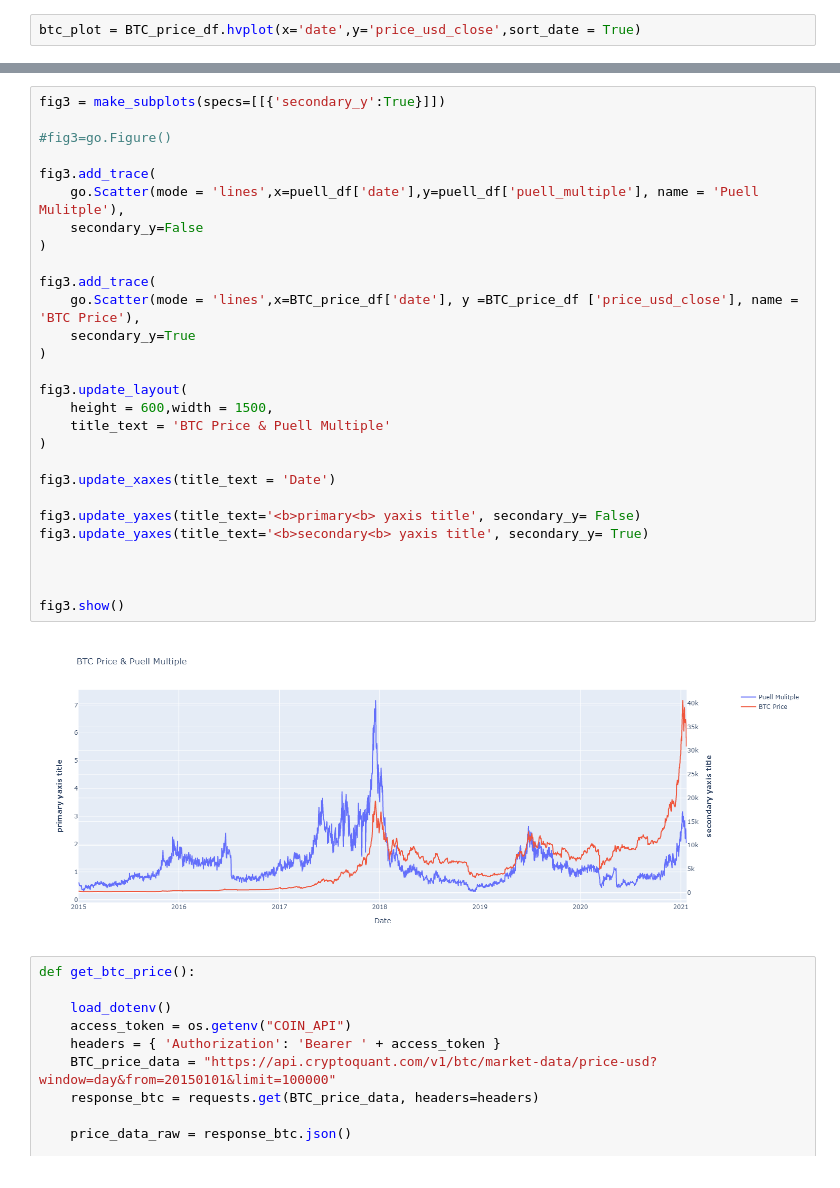
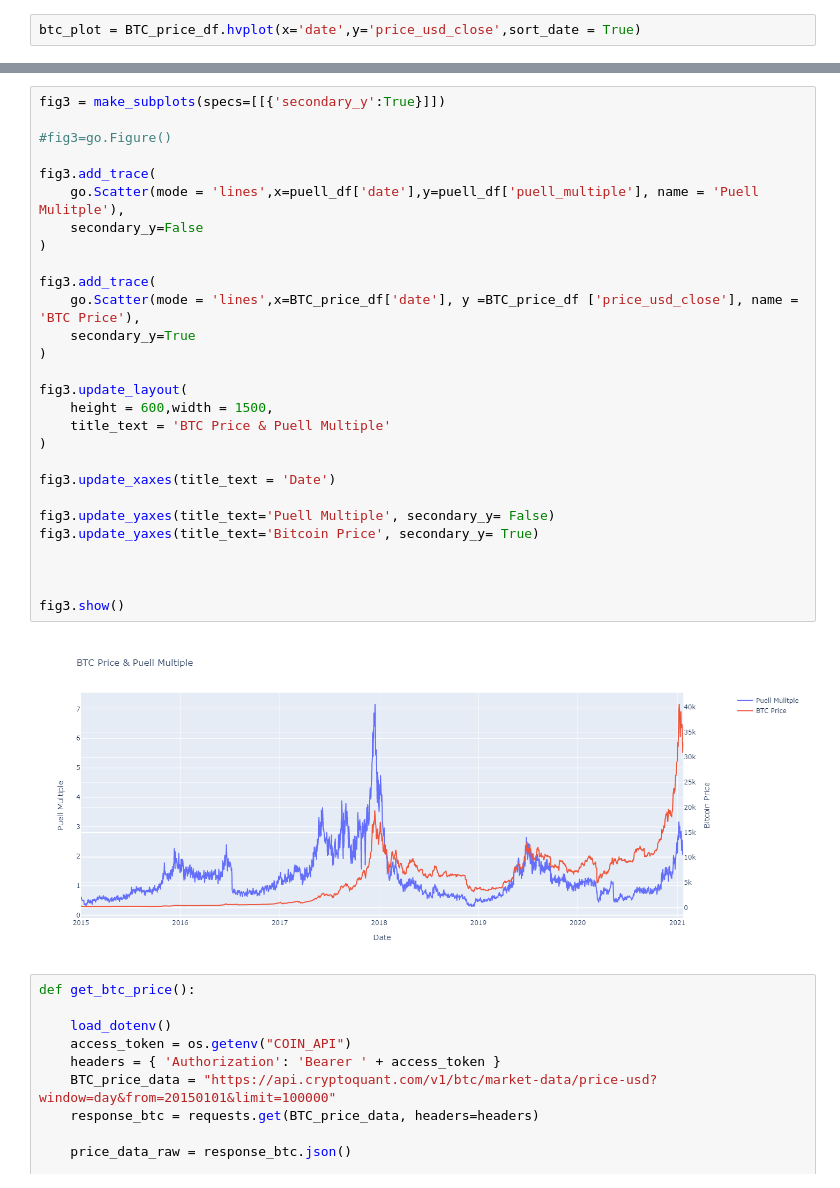
Before and after one commit to nospmah/fintech.group_project, a Jupyter notebook: notebooks/max_working.ipynb, the cells around one changed output, grey strips where cells are left out. Saved outputs shown, nothing was run; the diff lists cells and outputs as text.

```diff
--- a/notebooks/max_working.ipynb
+++ b/notebooks/max_working.ipynb
@@ -265,33 +256,33 @@ btc_plot
 # %%
 fig3 = make_subplots(specs=[[{'secondary_y':True}]])
 
 #fig3=go.Figure()
 
 fig3.add_trace(
     go.Scatter(mode = 'lines',x=puell_df['date'],y=puell_df['puell_multiple'], name = 'Puell Mulitple'),
     secondary_y=False
 )
 
 fig3.add_trace(
     go.Scatter(mode = 'lines',x=BTC_price_df['date'], y =BTC_price_df ['price_usd_close'], name = 'BTC Price'),
     secondary_y=True
 )
 
 fig3.update_layout(
     height = 600,width = 1500,
     title_text = 'BTC Price & Puell Multiple'
 )
 
 fig3.update_xaxes(title_text = 'Date')
 
-fig3.update_yaxes(title_text='<b>primary<b> yaxis title', secondary_y= False)
-fig3.update_yaxes(title_text='<b>secondary<b> yaxis title', secondary_y= True)
+fig3.update_yaxes(title_text='Puell Multiple', secondary_y= False)
+fig3.update_yaxes(title_text='Bitcoin Price', secondary_y= True)
 
 
 
 fig3.show()
 # %% [output]
-[figure, old version]
+[figure, new version]
 # %%
 def get_btc_price():
 
```
Also changed, not shown: parts of 34 cells of this notebook.
